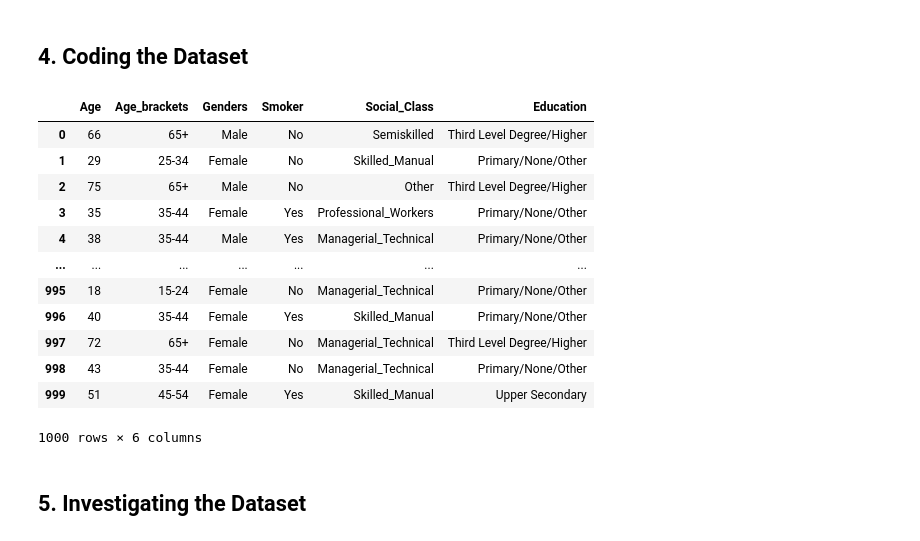
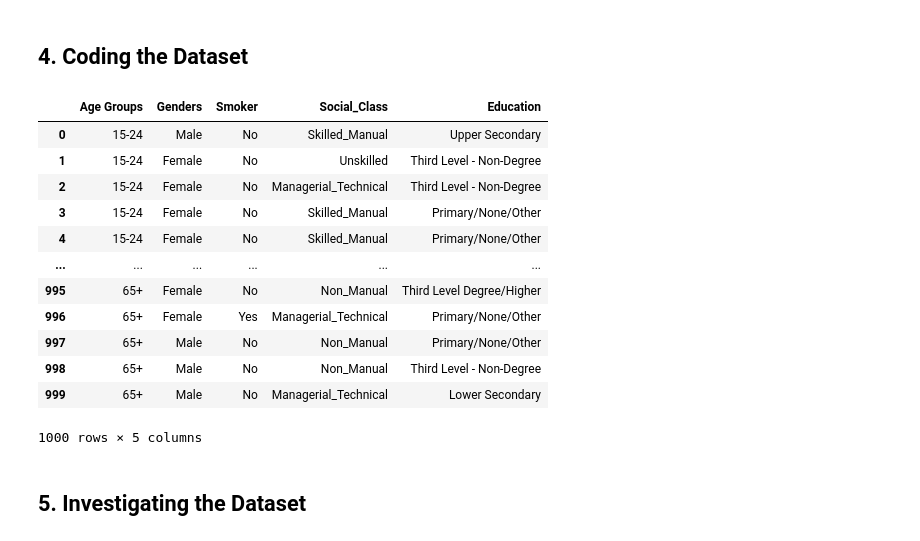
Before and after one commit to Scunnies/PfDA_Assignment, a Jupyter notebook: PfDA_Assignment.ipynb, the cells around one changed output. Drawn from its saved outputs; the diff is of its cells as text; code cells hidden in the pictures.

```diff
--- a/PfDA_Assignment.ipynb
+++ b/PfDA_Assignment.ipynb
@@ -150,23 +188,21 @@ I will use the following probability table from the CSO statistics to calculate
 ## 4. Coding the Dataset  <a class="anchor" id="dataset"></a>
 # %%
 # overall dataframe categories pulling together all the code
-df = pd.DataFrame(columns=['Age', 'Age_brackets','Genders', 'Smoker', 'Social_Class', 'Education'])
+df = pd.DataFrame(columns=['Age Groups','Genders', 'Smoker', 'Social_Class', 'Education'])
 
 # set the seed, a nod to Douglas Adams and the ASCII code for the symbol *
 np.random.seed(42)
 
 # dataframe for age
-df['Age'] = np.random.randint(low=15, high=82, size=1000)
+age_groups = ['15-24', '25-34', '35-44', '45-54', '55-64', '65+'] # Create a list of age bins
 
-# Create a list of age bins
-age_groups = ['15-24', '25-34', '35-44', '45-54', '55-64', '65+']
+#get the correct distribution of ages in the population
+agedist = np.random.choice(age_groups, 1000, p=[0.15, 0.16, 0.19, 0.17, 0.13, 0.20]) #draw samples with the percentages used as probabilities
+agedist.sort() #ensure bins do not show in random order
 
-# set the parameters and np.inf so it captures all remaining ages
-evaluation_bins = [15, 24, 34, 44, 54, 64, np.inf]
+df['Age Groups'] = agedist
 
-# collect ages into the age_brackets
-df['Age_brackets'] = pd.cut(df['Age'], bins=evaluation_bins, labels=age_groups, include_lowest=True, right=False)
-
+# dataframe for male/female split
 Genders = ['Male', 'Female']
 df['Genders'] = np.random.choice(Genders, 1000, p=[0.497, 0.503])
 
@@ -180,47 +216,48 @@ def smoker_gender(smoke):
     if smoke == 'Female':
         return np.random.choice(smokers, p=[0.17, 0.83])
 
 df['Smoker'] = df['Genders'].apply(smoker_gender)
 
 # dataframe for social class
 classes = ['Professional_Workers', 'Managerial_Technical', 'Non_Manual', 'Skilled_Manual', 'Semiskilled', 'Unskilled', 'Other']
 df['Social_Class'] = np.random.choice(classes, size=1000, p=[0.081, 0.281, 0.176, 0.141, 0.105, 0.036, 0.180], replace=True)
 
 
 # dataframe for education
 education = ['Primary/None/Other', 'Lower Secondary', 'Upper Secondary', 'Third Level - Non-Degree', 'Third Level Degree/Higher']
 
+
 def levels(age):
     if age == '15-24':
         return np.random.choice(education, p=[0.52, 0.05, 0.19, 0.11, 0.13])
     if age == '25-34':
         return np.random.choice(education, p=[0.25, 0.06, 0.14, 0.19, 0.36])
     if age == '35-44':
         return np.random.choice(education, p=[0.18, 0.09, 0.15, 0.22, 0.36])
     if age == '45-54':
         return np.random.choice(education, p=[0.16, 0.18, 0.19, 0.21, 0.26])
     if age == '55-64':
         return np.random.choice(education, p=[0.24, 0.21, 0.2, 0.16, 0.19])
     if age == '65+':
         return np.random.choice(education, p=[0.46, 0.17, 0.14, 0.11, 0.12])
 
-df['Education'] = df['Age_brackets'].apply(levels)
+df['Education'] = df['Age Groups'].apply(levels)
 
 df
 # %% [output]
-|  | Age | Age_brackets | Genders | Smoker | Social_Class | Education |
-| 0 | 66 | 65+ | Male | No | Semiskilled | Third Level Degree/Higher |
-| 1 | 29 | 25-34 | Female | No | Skilled_Manual | Primary/None/Other |
-| 2 | 75 | 65+ | Male | No | Other | Third Level Degree/Higher |
-| 3 | 35 | 35-44 | Female | Yes | Professional_Workers | Primary/None/Other |
-| 4 | 38 | 35-44 | Male | Yes | Managerial_Technical | Primary/None/Other |
-| ... | ... | ... | ... | ... | ... | ... |
-| 995 | 18 | 15-24 | Female | No | Managerial_Technical | Primary/None/Other |
-| 996 | 40 | 35-44 | Female | Yes | Skilled_Manual | Primary/None/Other |
-| 997 | 72 | 65+ | Female | No | Managerial_Technical | Third Level Degree/Higher |
-| 998 | 43 | 35-44 | Female | No | Managerial_Technical | Primary/None/Other |
-| 999 | 51 | 45-54 | Female | Yes | Skilled_Manual | Upper Secondary |
+|  | Age Groups | Genders | Smoker | Social_Class | Education |
+| 0 | 15-24 | Male | No | Skilled_Manual | Upper Secondary |
+| 1 | 15-24 | Female | No | Unskilled | Third Level - Non-Degree |
+| 2 | 15-24 | Female | No | Managerial_Technical | Third Level - Non-Degree |
+| 3 | 15-24 | Female | No | Skilled_Manual | Primary/None/Other |
+| 4 | 15-24 | Female | No | Skilled_Manual | Primary/None/Other |
+| ... | ... | ... | ... | ... | ... |
+| 995 | 65+ | Female | No | Non_Manual | Third Level Degree/Higher |
+| 996 | 65+ | Female | Yes | Managerial_Technical | Primary/None/Other |
+| 997 | 65+ | Male | No | Non_Manual | Primary/None/Other |
+| 998 | 65+ | Male | No | Non_Manual | Third Level - Non-Degree |
+| 999 | 65+ | Male | No | Managerial_Technical | Lower Secondary |
-1000 rows × 6 columns
+1000 rows × 5 columns
 # %% [markdown]
 ## 5. Investigating the Dataset  <a class="anchor" id="investigating"></a>
 # %% [markdown]
```
Also changed, not shown: parts of 24 cells of this notebook.
